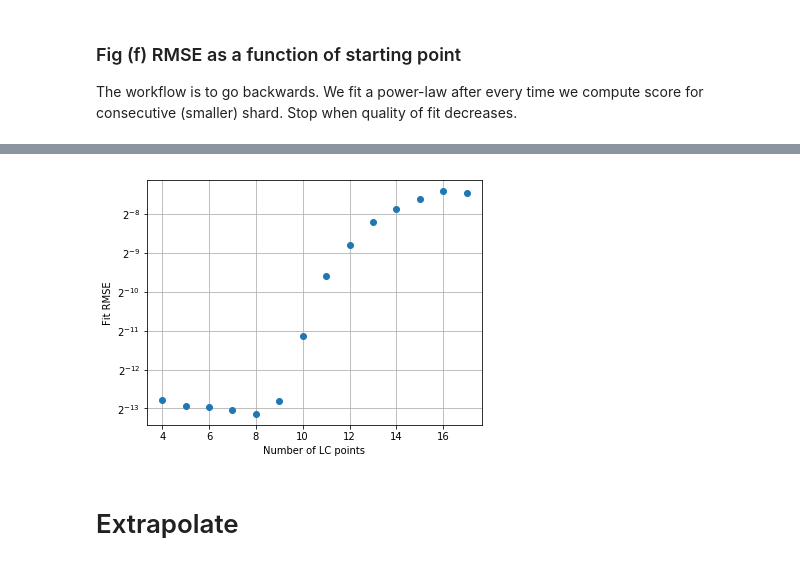
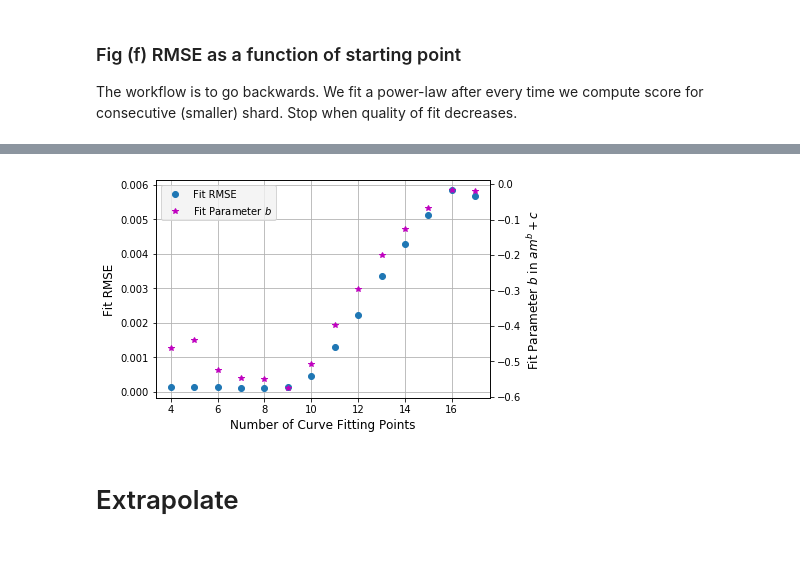
Before and after one commit to adpartin/LearningCurves, a Jupyter notebook: notebooks/ppr_03_rslt_fig1.ipynb, the cells around one changed output, grey strips where cells are left out. Cells and saved outputs as stored; diff of their text form; code cells hidden in the pictures.

```diff
--- a/notebooks/ppr_03_rslt_fig1.ipynb
+++ b/notebooks/ppr_03_rslt_fig1.ipynb
@@ -259,15 +283,32 @@ p_arr[idx]
-# %%
-# print(p_arr)
-# print(rmse_arr)
-fig, ax = plt.subplots(figsize=figsize)
-ax.plot(p_arr, rmse_arr, 'o');
-plt.xlabel('Number of LC points')
-plt.ylabel('Fit RMSE')
-plt.grid(True)
-ax.set_yscale('log', basey=2)
-# ax.set_xscale('log', basex=2)
-# %% [output]
-[figure, removed]
+# %%
+prm_beta = [prm_arr[i]['beta'] for i in range(len(prm_arr))]
+
+# Start figure
+fig, ax1 = plt.subplots()
+
+# Plot metrics
+alpha = 0.6
+linewidth = 1
+fontsize = 12
+lns1 = ax1.plot(p_arr, rmse_arr, marker='o', ls='', label='Fit RMSE');
+ax1.set_xlabel('Number of Curve Fitting Points', fontsize=fontsize)
+ax1.set_ylabel('Fit RMSE', fontsize=fontsize)
+ax1.tick_params('y', colors='k')
+
+ax2 = ax1.twinx()
+lns2 = ax2.plot(p_arr, prm_beta, color='m', marker='*', ls='', label='Fit Parameter $b$')
+ax2.set_ylabel('Fit Parameter $b$ in $am^{b} + c$', color='k', fontsize=fontsize)
+ax2.tick_params('y', colors='k')
+
+ax1.grid(True)
+
+leg = lns1 + lns2
+labs = [l.get_label() for l in leg]
+legend = ax1.legend(leg, labs, loc=0)
+frame = legend.get_frame()
+frame.set_facecolor('0.95')
+# %% [output]
+[figure, added]
 # %% [markdown]
 # Extrapolate
 # %%
```
Also changed, not shown: parts of 11 cells of this notebook, 7 other files.
